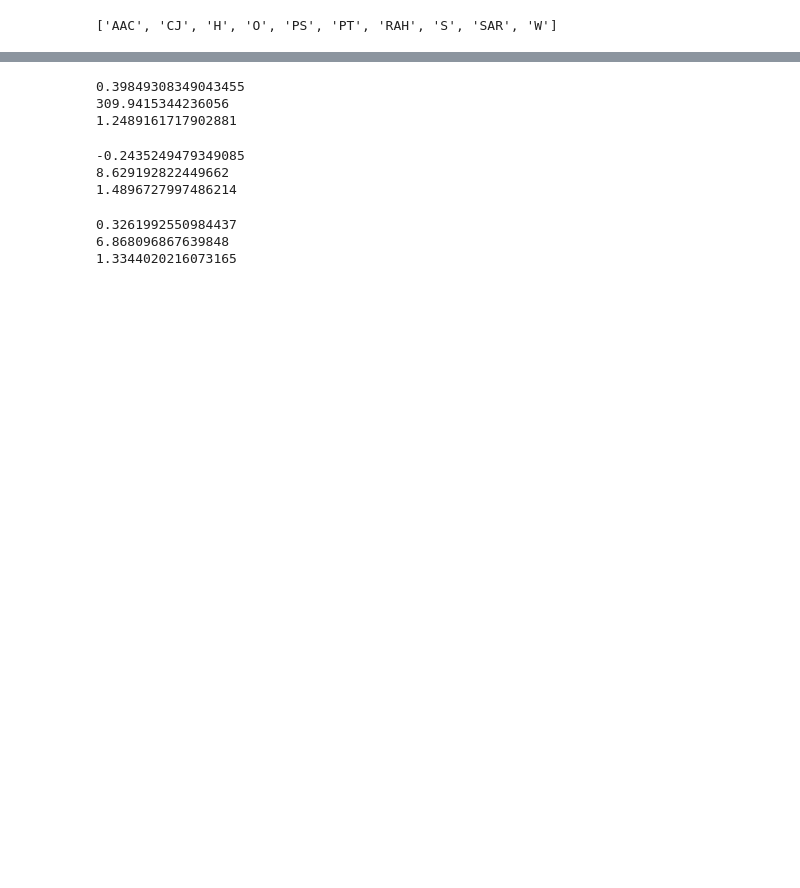
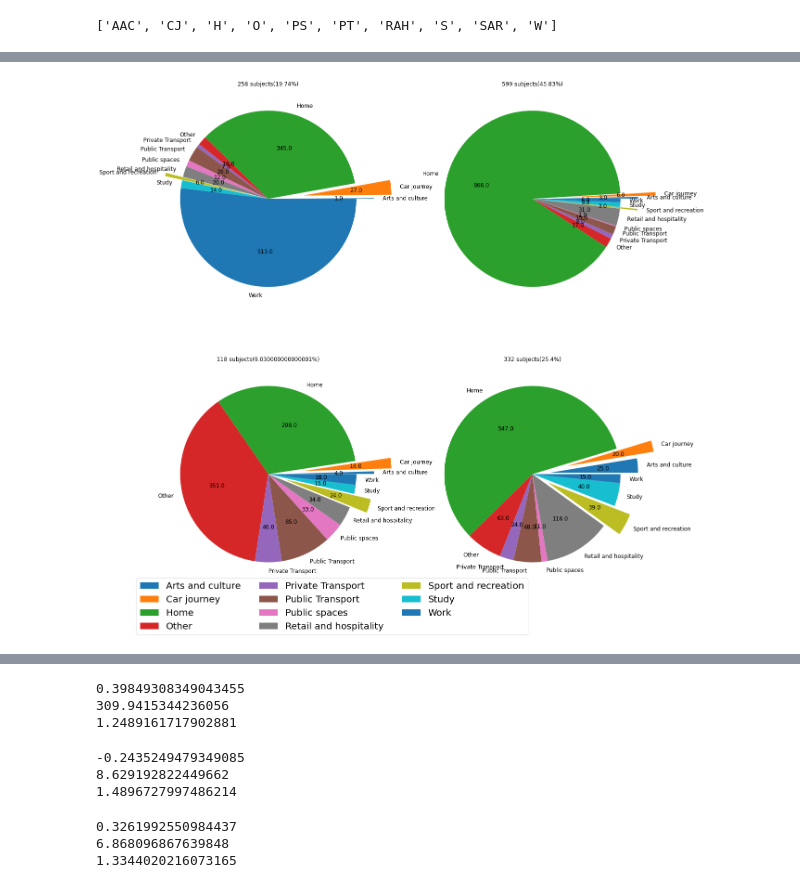
Before and after one commit to liyi19950329/Research-Project, a Jupyter notebook: Code/clusterNumberOfLocations.ipynb, the cells around one changed output, grey strips where cells are left out. Drawn from its saved outputs; the diff is of its cells as text; code cells hidden in the pictures; blank space fills up the shorter version.

```diff
--- a/Code/clusterNumberOfLocations.ipynb
+++ b/Code/clusterNumberOfLocations.ipynb
@@ -311,0 +321,45 @@ print(kmeans_model.cluster_centers_)
+# %%
+import numpy as np
+import matplotlib.pyplot as plt
+def ClusterIndicesNumpy(clustNum, labels_array):
+    return np.where(labels_array == clustNum)[0]
+def virtualizeClusterPie(averages,len_cluster):
+    x = ['Arts and culture', 'Car journey', 'Home', 'Other', 'Private Transport', 'Public Transport',
+         'Public spaces', 'Retail and hospitality', 'Sport and recreation', 'Study', 'Work']
+    colors = ['w' for i in range(11)]
+    proportion = [i/sum(len_cluster) for i in len_cluster]
+#     plts = []
+#     fig, ys = plt.subplots(2, 2, figsize=(40,10))
+    fig = plt.figure(figsize=(20, 20))
+    fig.tight_layout()
+    for i,average in enumerate(averages):
+        y = average
+        sizes = np.array(average)
+        def absolute_value(val):
+            a  = np.round(val/100.*sizes.sum(), 0)
+            return a
+#         plts.append(ys[i].pie(y,labels=x,autopct=absolute_value))
+        ax = plt.subplot(2, 2, i + 1)
+#         plt.subplots_adjust(wspace =0.1, hspace =0)
+        plt.axis("off")
+        ax.set_title(str(len_cluster[i]) + " subjects" + '(' + str(np.round(proportion[i],4)* 100) + '%)')
+        plt.pie(y,labels=x,autopct=absolute_value,textprops={'fontsize': 12, 'color': 'black'},explode=(0.2,0.4,0,0,0,0,0,0,0.2,0,0))
+    plt.legend(loc='right', ncol = 3,bbox_to_anchor=(0.5,-0.1),prop={'size':20})
+#     fig.legend(plts,     # The line objects
+#                labels=x,   # The labels for each line
+#                loc="lower center",   # Position of legend
+#                borderaxespad=0.1,    # Small spacing around legend box
+#                title="Legend Title",  # Title for the legend
+#                ncol = 3              #columns
+#                )
+    plt.subplots_adjust(right=0.85)
+    plt.savefig("result.png")
+    plt.show()
+# %%
+clusters = [X[ClusterIndicesNumpy(i,kmeans_model.labels_)] for i in range(4)]
+# cluster0 = X[ClusterIndicesNumpy(0,kmeans_model.labels_)]
+len_cluster = [len(i) for i in clusters]
+average = [np.mean(i, axis=0) for i in clusters]
+virtualizeClusterPie(average, len_cluster)
+# %% [output]
+[figure, added]
```
Also changed, not shown: parts of 9 cells of this notebook, 35 other files.
